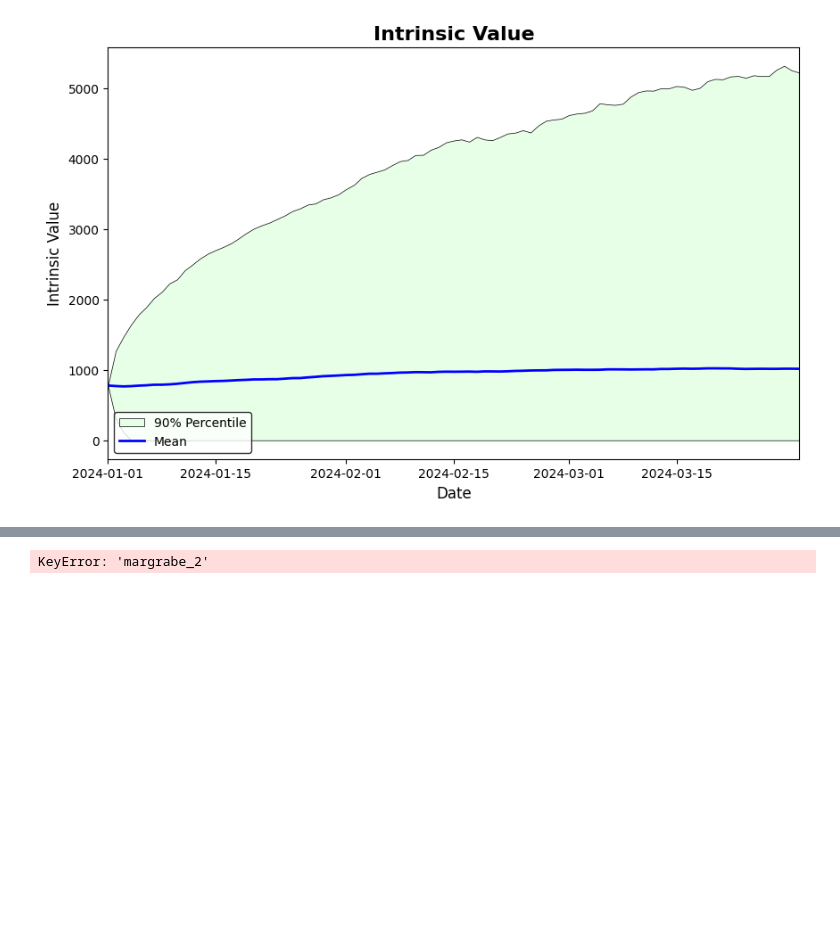
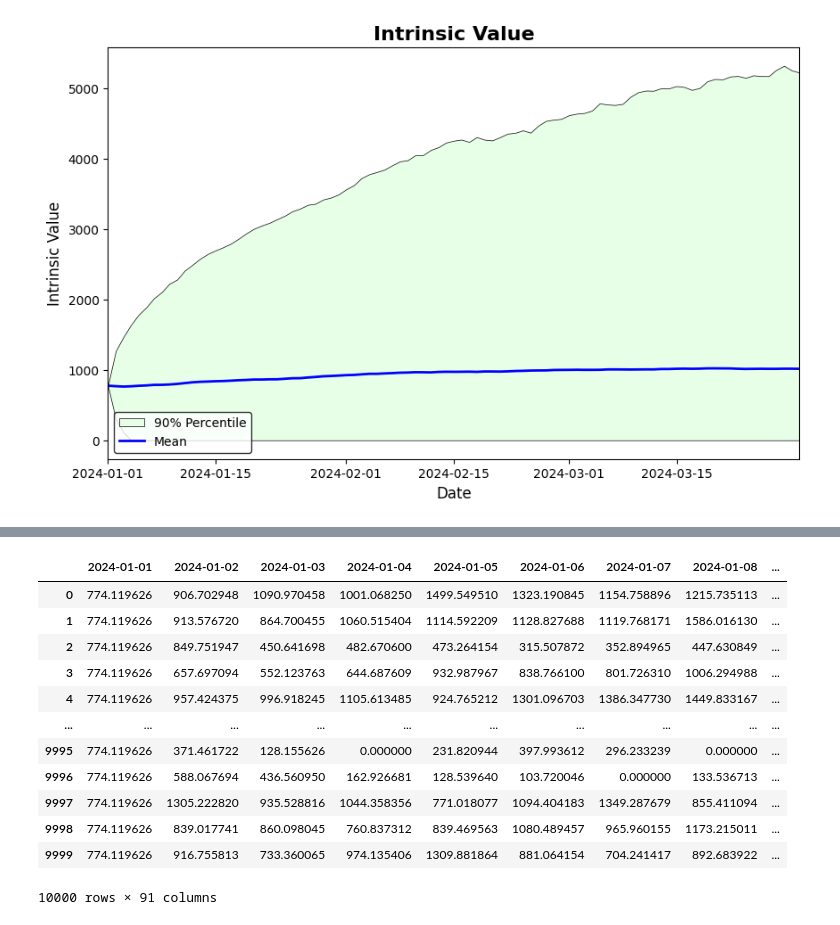
Before and after one commit to amacias-afma/montecarlohedge, a Jupyter notebook: notebooks/main.ipynb, the cells around one changed output, grey strips where cells are left out. Cells and saved outputs as stored; diff of their text form; code cells hidden in the pictures; blank space fills up the shorter version.

```diff
--- a/main.ipynb
+++ b/notebooks/main.ipynb
@@ -409,4 +417,16 @@ plt.show()
 # %%
-intrinsic_results['margrabe_2']
+intrinsic_results['margrabe_3']
 # %% [output]
+|  | 2024-01-01 | 2024-01-02 | 2024-01-03 | 2024-01-04 | 2024-01-05 | 2024-01-06 | 2024-01-07 | 2024-01-08 | ... |
+| 0 | 774.119626 | 906.702948 | 1090.970458 | 1001.068250 | 1499.549510 | 1323.190845 | 1154.758896 | 1215.735113 | ... |
+| 1 | 774.119626 | 913.576720 | 864.700455 | 1060.515404 | 1114.592209 | 1128.827688 | 1119.768171 | 1586.016130 | ... |
+| 2 | 774.119626 | 849.751947 | 450.641698 | 482.670600 | 473.264154 | 315.507872 | 352.894965 | 447.630849 | ... |
+| 3 | 774.119626 | 657.697094 | 552.123763 | 644.687609 | 932.987967 | 838.766100 | 801.726310 | 1006.294988 | ... |
+| 4 | 774.119626 | 957.424375 | 996.918245 | 1105.613485 | 924.765212 | 1301.096703 | 1386.347730 | 1449.833167 | ... |
+| ... | ... | ... | ... | ... | ... | ... | ... | ... | ... |
+| 9995 | 774.119626 | 371.461722 | 128.155626 | 0.000000 | 231.820944 | 397.993612 | 296.233239 | 0.000000 | ... |
+| 9996 | 774.119626 | 588.067694 | 436.560950 | 162.926681 | 128.539640 | 103.720046 | 0.000000 | 133.536713 | ... |
+| 9997 | 774.119626 | 1305.222820 | 935.528816 | 1044.358356 | 771.018077 | 1094.404183 | 1349.287679 | 855.411094 | ... |
+| 9998 | 774.119626 | 839.017741 | 860.098045 | 760.837312 | 839.469563 | 1080.489457 | 965.960155 | 1173.215011 | ... |
+| 9999 | 774.119626 | 916.755813 | 733.360065 | 974.135406 | 1309.881864 | 881.064154 | 704.241417 | 892.683922 | ... |
-KeyError: 'margrabe_2'
+10000 rows × 91 columns
```
Also changed, not shown: parts of 3 cells of this notebook, 35 other files.
